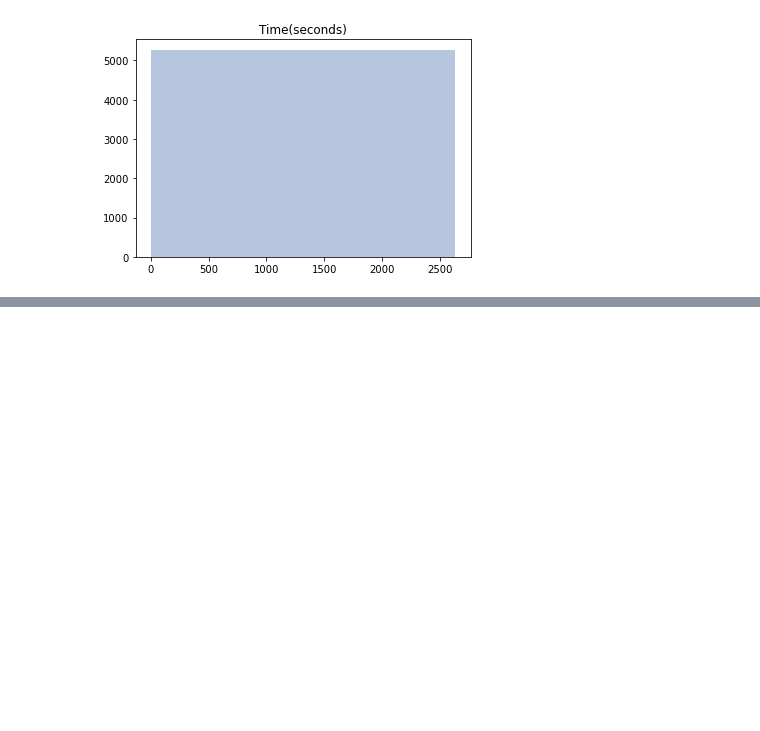
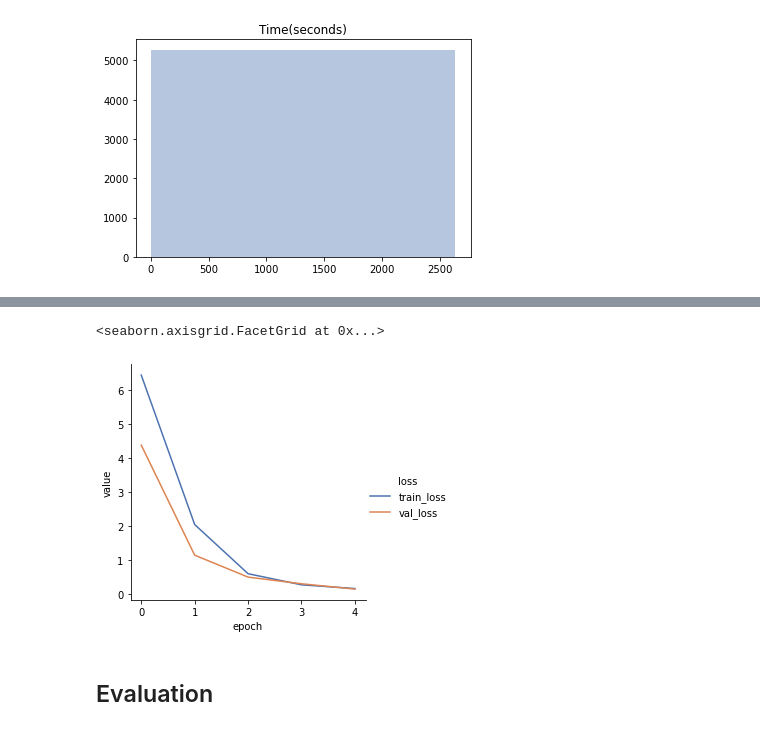
Before and after one commit to sanjyotUM/latcom, a Jupyter notebook: notebooks/explore_comma.ipynb, the cells around one changed output, grey strips where cells are left out. Cells and saved outputs as stored; diff of their text form; code cells hidden in the pictures; blank space fills up the shorter version.

```diff
--- a/notebooks/explore_comma.ipynb
+++ b/notebooks/explore_comma.ipynb
@@ -122,0 +205,7 @@ _ = ax.set_title('Time(seconds)')
+# %%
+nvidia = load_nvidia(
+    learning_rate=1e-4,
+    input_shape=(3, 160, 320),
+    data_format='channels_first'
+)
+nvidia.summary()
@@ -122,0 +237,18 @@ _ = ax.set_title('Time(seconds)')
+# %%
+log_dir = project_dir / 'logs'
+log_dir.mkdir(parents=True, exist_ok=True)
+tensorboard_callback = tf.keras.callbacks.TensorBoard(log_dir=log_dir, histogram_freq=1)
+# %%
+epochs = 5
+print(model_name)
+print(model_path)
+
+history = nvidia.fit(
+    train,
+    epochs=epochs,
+    validation_data=valid,
+    workers=15,
+    max_queue_size=30,
+    callbacks=[tensorboard_callback]
+)
+nvidia.save(str(model_path))
@@ -122,0 +269,14 @@ _ = ax.set_title('Time(seconds)')
+# %%
+h = history.history
+hdf = (
+    pd.DataFrame(h)
+    .reset_index()
+    .rename(columns={'index': 'epoch', 'loss': 'train_loss'})
+    .melt(id_vars='epoch', value_vars=['train_loss', 'val_loss'], var_name='loss')
+)
+sns.relplot(x='epoch', y='value', hue='loss', data=hdf, kind='line', height=4)
+# %% [output]
+<seaborn.axisgrid.FacetGrid at 0x...>
+[figure, added]
+# %% [markdown]
+## Evaluation
```
Also changed, not shown: parts of 35 cells of this notebook, 17 other files.
